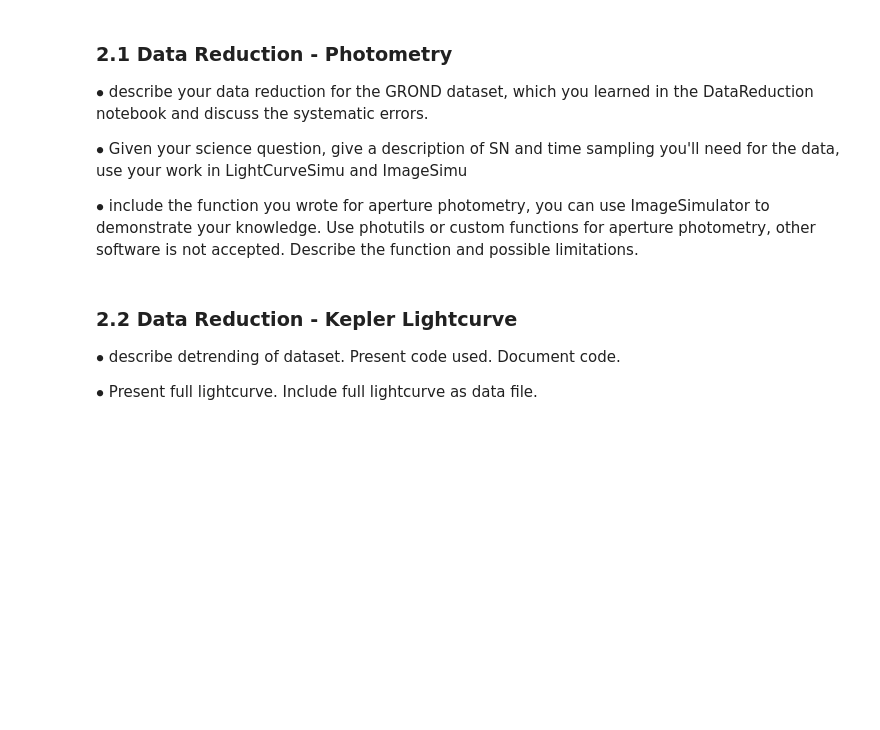
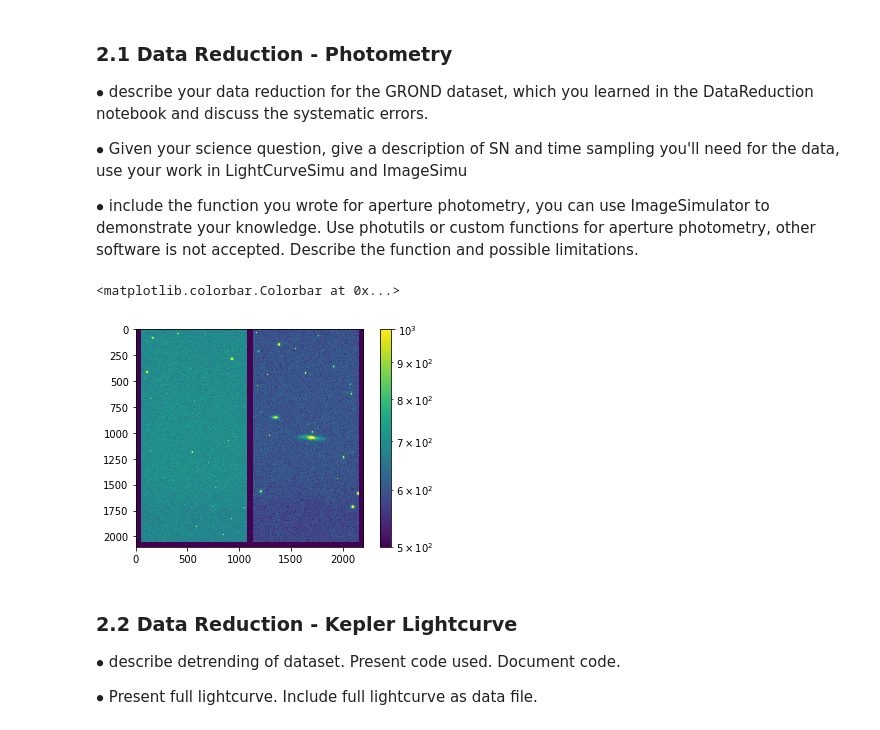
Before and after one commit to yb373/PH30116-report, a Jupyter notebook: Coursework_Template.ipynb, the cells around one changed output. Cells and saved outputs as stored; diff of their text form; code cells hidden in the pictures; blank space fills up the shorter version.

```diff
--- a/Coursework_Template.ipynb
+++ b/Coursework_Template.ipynb
@@ -30,3 +43,14 @@ $\bullet$ include the function you wrote for aperture photometry, you can use Im
+# %%
+# First let's read in a raw image
+raw = 'GROND_rband.246_0006.fits'
+image = ImageData(filen=raw)
+
+# And let's take a look at it
+pylab.imshow(image.raw,vmin=500,vmax=1000,norm=LogNorm())
+pylab.colorbar()
+# %% [output]
+<matplotlib.colorbar.Colorbar at 0x...>
+[figure, added]
 # %% [markdown]
 ### 2.2 Data Reduction - Kepler Lightcurve
 
```
Also changed, not shown: parts of 1 cell of this notebook, 9 other files.
